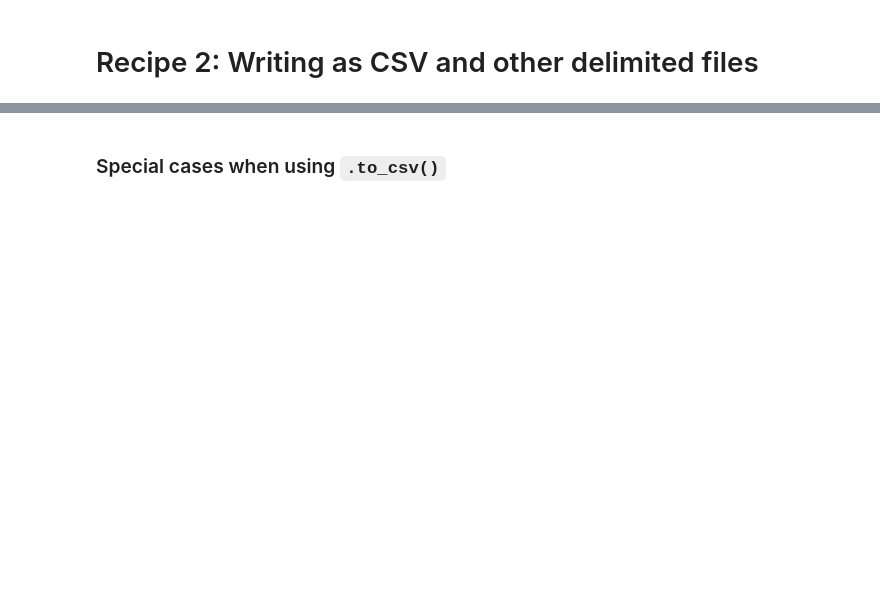
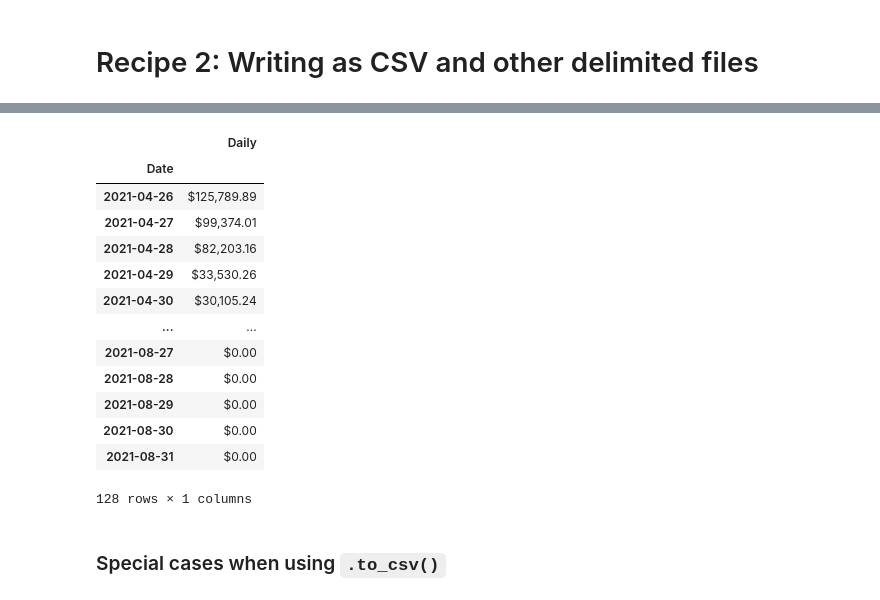
Before and after one commit to PacktPublishing/Time-Series-Analysis-with-Python-Cookbook-Second-Edition, a Jupyter notebook: code/Ch4/Chapter 4.ipynb, the cells around one changed output, grey strips where cells are left out. Drawn from its saved outputs; the diff is of its cells as text; code cells hidden in the pictures; blank space fills up the shorter version.

```diff
--- a/code/Ch4/Chapter 4.ipynb
+++ b/code/Ch4/Chapter 4.ipynb
@@ -199,0 +329,17 @@ movies_df.info()
+# %%
+pd.read_csv(output, sep='|', index_col=['Date'], parse_dates=['Date'])
+# %% [output]
+|  | Daily |
+| Date |  |
+| 2021-04-26 | $125,789.89 |
+| 2021-04-27 | $99,374.01 |
+| 2021-04-28 | $82,203.16 |
+| 2021-04-29 | $33,530.26 |
+| 2021-04-30 | $30,105.24 |
+| ... | ... |
+| 2021-08-27 | $0.00 |
+| 2021-08-28 | $0.00 |
+| 2021-08-29 | $0.00 |
+| 2021-08-30 | $0.00 |
+| 2021-08-31 | $0.00 |
+128 rows × 1 columns
```
Also changed, not shown: parts of 61 cells of this notebook, 2 other files.
